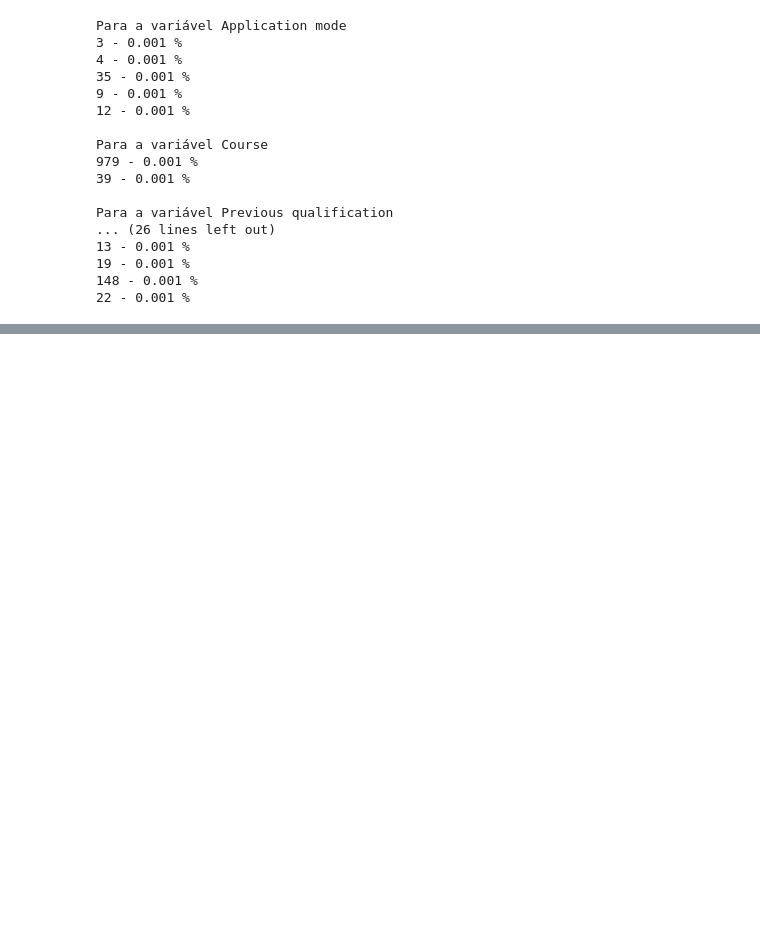
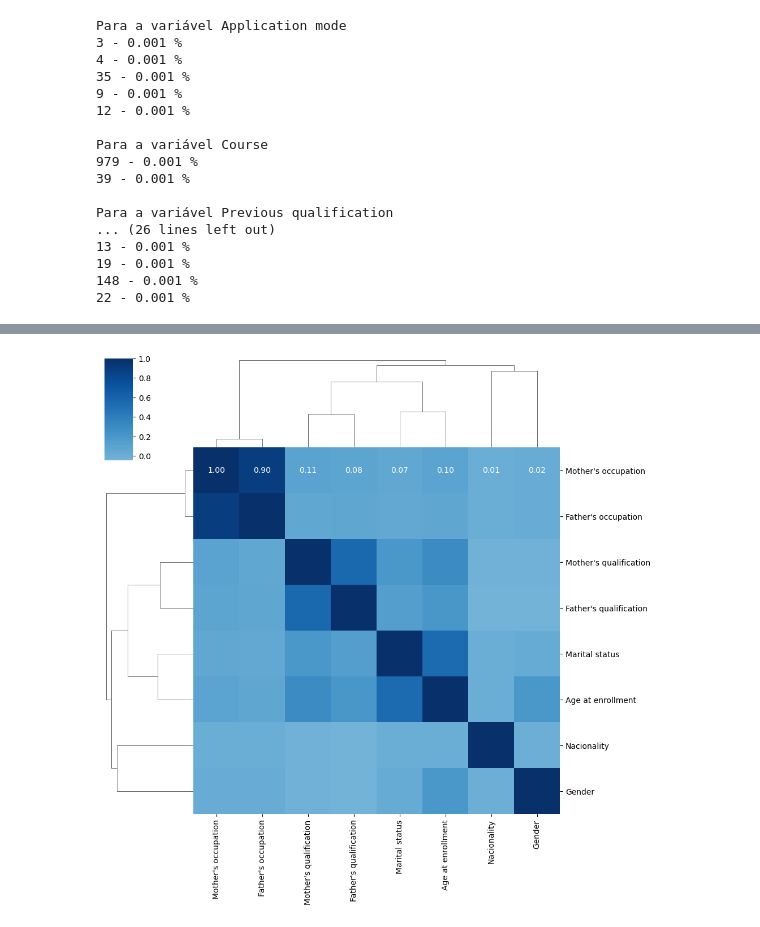
Before and after one commit to DuquePin/Final_Project_EBAC, a Jupyter notebook: notebooks/EDA.ipynb, the cells around one changed output, grey strips where cells are left out. Saved outputs shown, nothing was run; the diff lists cells and outputs as text; code cells hidden in the pictures; blank space fills up the shorter version.

```diff
--- a/notebooks/EDA.ipynb
+++ b/notebooks/EDA.ipynb
@@ -196,0 +449,30 @@ Se você usar fontes externas (artigos, papers, etc.), inclua-as no final do not
+# %%
+demographs = df[["Marital status", "Nacionality", "Gender",
+                "Age at enrollment", "Mother's qualification",
+                "Father's qualification", "Mother's occupation",
+                "Father's occupation"]].copy()
+
+before_enrollment = df[["Application mode", "Application order",
+                        "Previous qualification", "Previous qualification (grade)",
+                        "Admission grade"]].copy()
+
+socioeconomics = df[["Displaced", "Educational special needs",
+                    "Debtor", "Tuition fees up to date",
+                    "Scholarship holder", "Unemployment rate",
+                    "Inflation rate", "GDP"]].copy()
+
+academic_period = df[["Course", "Daytime/evening attendance",
+                      "Curricular units 1st sem (credited)", "Curricular units 1st sem (enrolled)",
+                       "Curricular units 1st sem (evaluations)", "Curricular units 1st sem (approved)",
+                       "Curricular units 1st sem (grade)", "Curricular units 1st sem (without evaluations)",
+                       "Curricular units 2nd sem (credited)", "Curricular units 2nd sem (enrolled)",
+                       "Curricular units 2nd sem (evaluations)", "Curricular units 2nd sem (approved)",
+                       "Curricular units 2nd sem (grade)", "Curricular units 2nd sem (without evaluations)"]].copy()
+
+groups = pd.Series([demographs, before_enrollment, socioeconomics, academic_period ],
+                   index=['demographs', 'before_enrollment', 'socioeconomics', 'academic_period'])
+# %%
+sns.clustermap(demographs.corr(), cmap='Blues', center=0, annot=True, fmt='.2f')
+plt.show()
+# %% [output]
+[figure, added]
```
Also changed, not shown: parts of 87 cells of this notebook, 5 other files.
